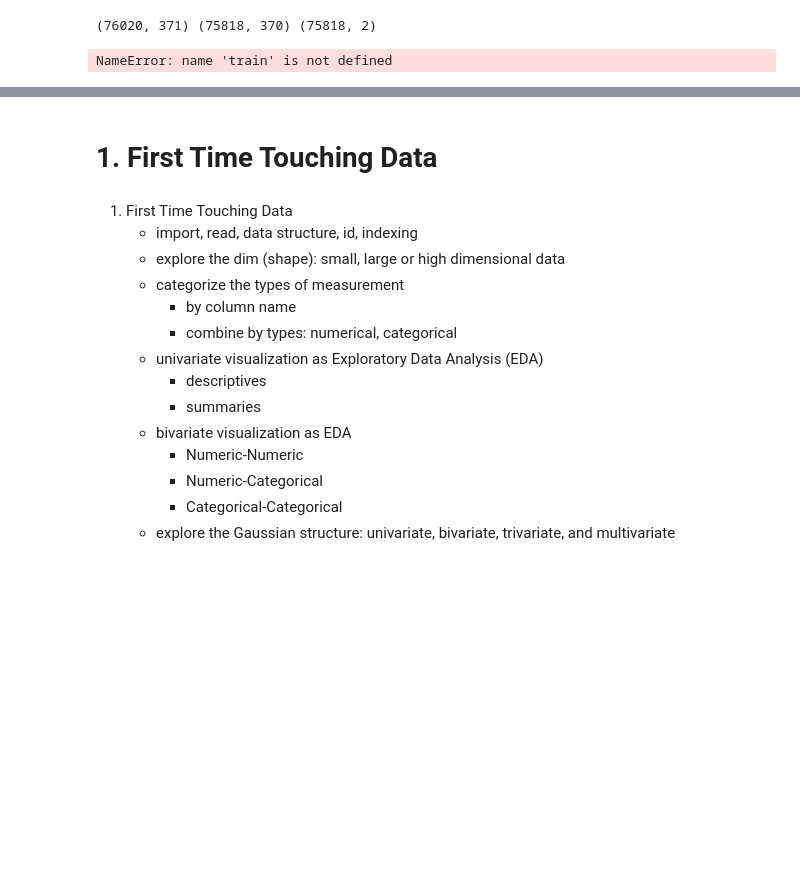
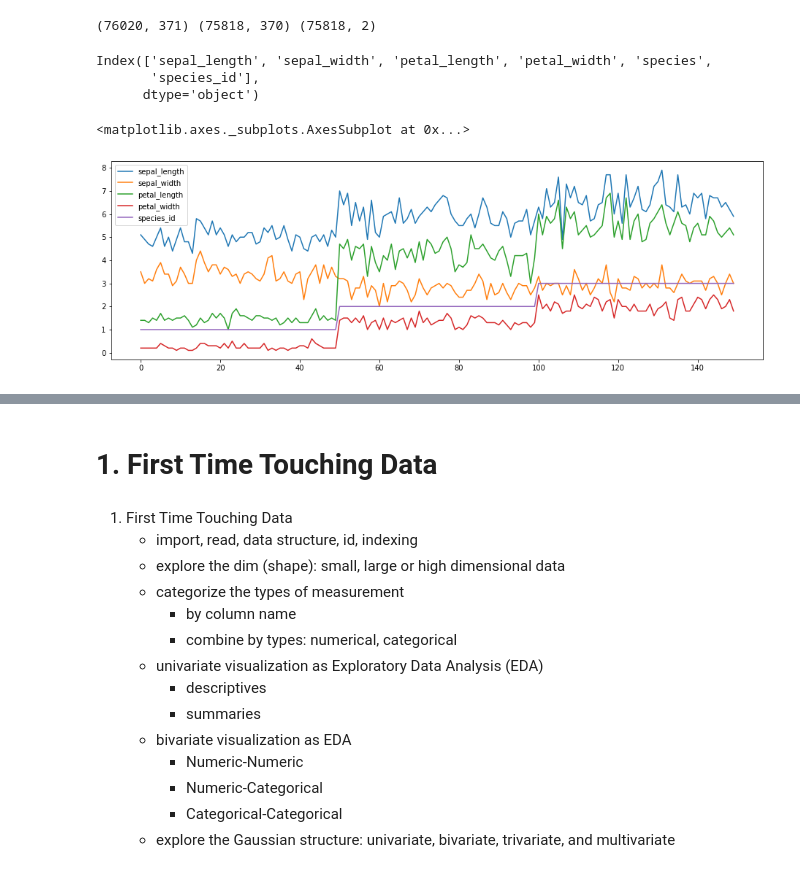
Before and after one commit to yekabe/DataModelingStepsML, a Jupyter notebook: Feature Selection for Machine Learning.ipynb, the cells around one changed output, grey strips where cells are left out. Drawn from its saved outputs; the diff is of its cells as text; code cells hidden in the pictures; blank space fills up the shorter version.

Commit message:
pandas plot example added

```diff
--- a/Feature Selection for Machine Learning.ipynb
+++ b/Feature Selection for Machine Learning.ipynb
@@ -209,4 +192,16 @@ all_data = pd.concat([train, test])
 # %%
-train.head(10)
+# train.head(10)
-# %% [output]
-NameError: name 'train' is not defined
+# %%
+df = px.data.iris()
+# %%
+df.columns
+# %% [output]
+Index(['sepal_length', 'sepal_width', 'petal_length', 'petal_width', 'species',
+       'species_id'],
+      dtype='object')
+# %%
+# Plot
+df.plot(figsize=(16, 5))  # df.sepal_lenght.plot(figsize=(16, 5))
+# %% [output]
+<matplotlib.axes._subplots.AxesSubplot at 0x...>
+[figure, added]
```
Also changed, not shown: parts of 22 cells of this notebook.
